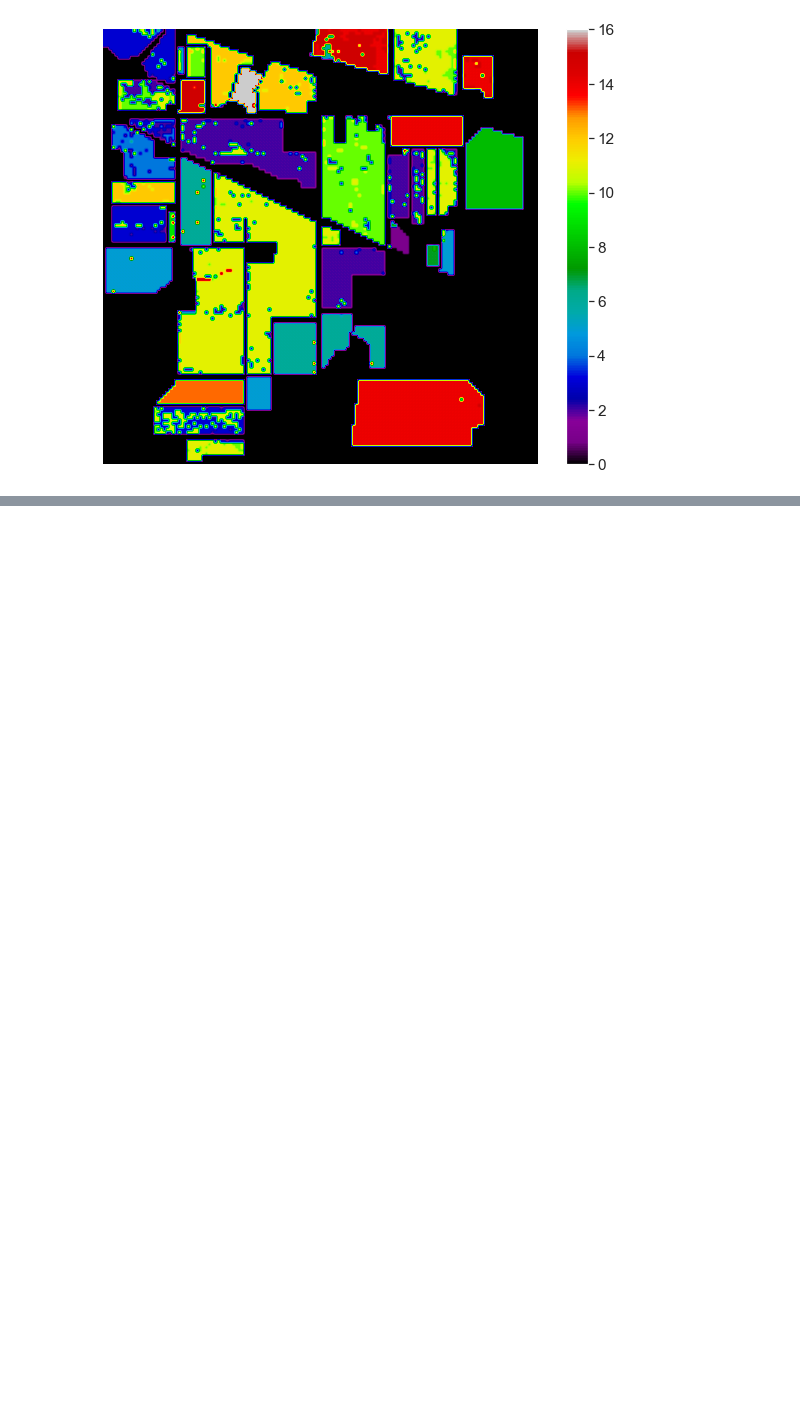
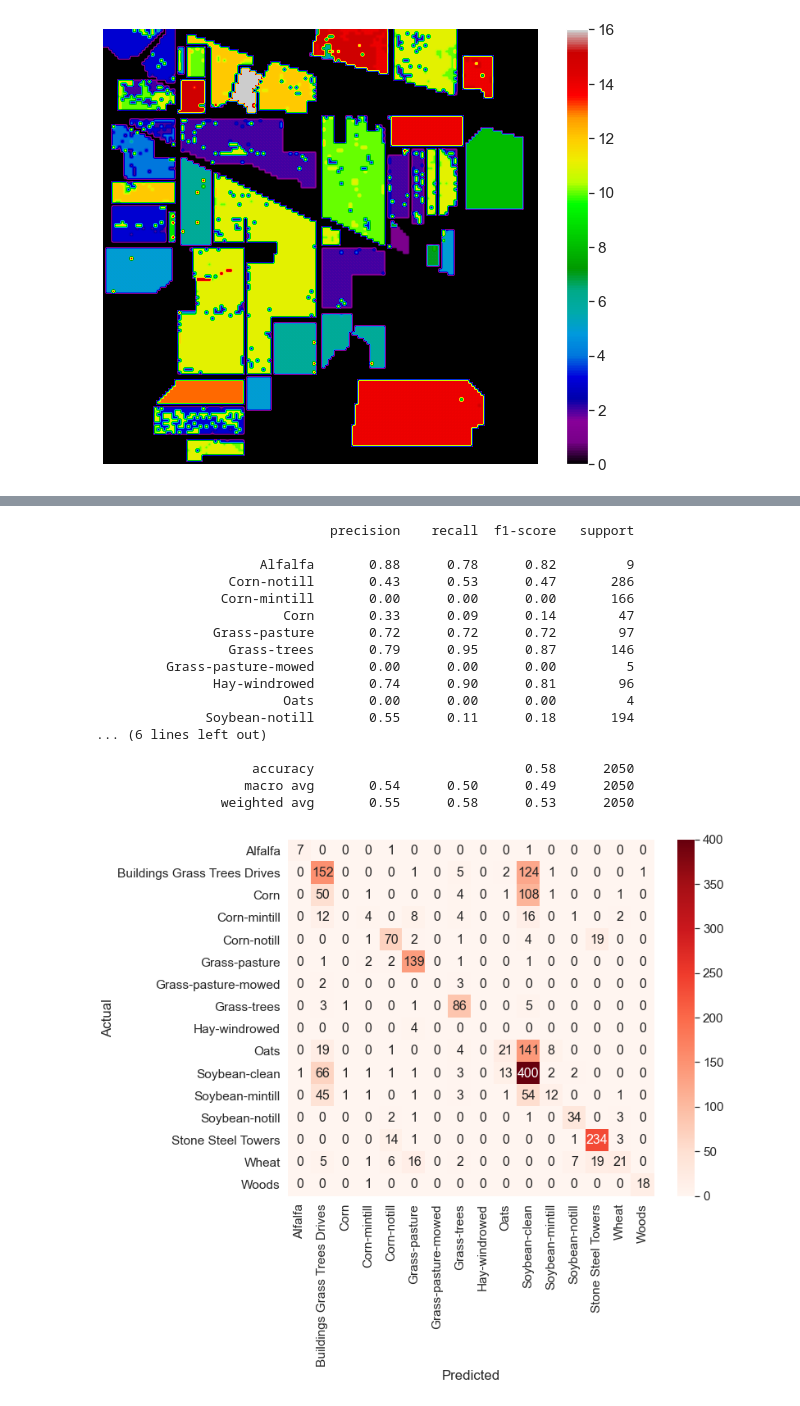
Before and after one commit to datamonday/HSI-Analysis, a Jupyter notebook: 01 Hyperspectral Image Analysis/04 Feature Selection.ipynb, the cells around one changed output, grey strips where cells are left out. Cells and saved outputs as stored; diff of their text form; code cells hidden in the pictures; blank space fills up the shorter version.

```diff
--- a/01 Hyperspectral Image Analysis/04 Feature Selection.ipynb
+++ b/01 Hyperspectral Image Analysis/04 Feature Selection.ipynb
@@ -467,0 +520,6 @@ SelectFromModel(estimator=GradientBoostingClassifier())
+# %%
+# 生成xgb选择的结果对应的原始数据的列名，以便将原始数据提取出来！
+fs_xgb_idx = [f'band{i+1}' for i in fs_embbed_xgb.feature_importances_.argsort()]
+# %%
+fs_embbed_xgb_arry = df.loc[:, fs_xgb_idx]
+fs_embbed_xgb_arry.head()
@@ -742,0 +840,21 @@ static_metric_fs(fs_embbed_penalty, save_name="fs_embbed_penalty")
+# %%
+static_metric_fs(fs_embbed_xgb_arry, save_name="fs_embbed_xgb")
+# %% [output]
+                              precision    recall  f1-score   support
+
+                     Alfalfa       0.88      0.78      0.82         9
+                 Corn-notill       0.43      0.53      0.47       286
+                Corn-mintill       0.00      0.00      0.00       166
+                        Corn       0.33      0.09      0.14        47
+               Grass-pasture       0.72      0.72      0.72        97
+                 Grass-trees       0.79      0.95      0.87       146
+         Grass-pasture-mowed       0.00      0.00      0.00         5
+               Hay-windrowed       0.74      0.90      0.81        96
+                        Oats       0.00      0.00      0.00         4
+              Soybean-notill       0.55      0.11      0.18       194
+... (6 lines left out)
+
+                    accuracy                           0.58      2050
+                   macro avg       0.54      0.50      0.49      2050
+                weighted avg       0.55      0.58      0.53      2050
+[figure, added]
```
Also changed, not shown: parts of 17 cells of this notebook, 2 other files.
